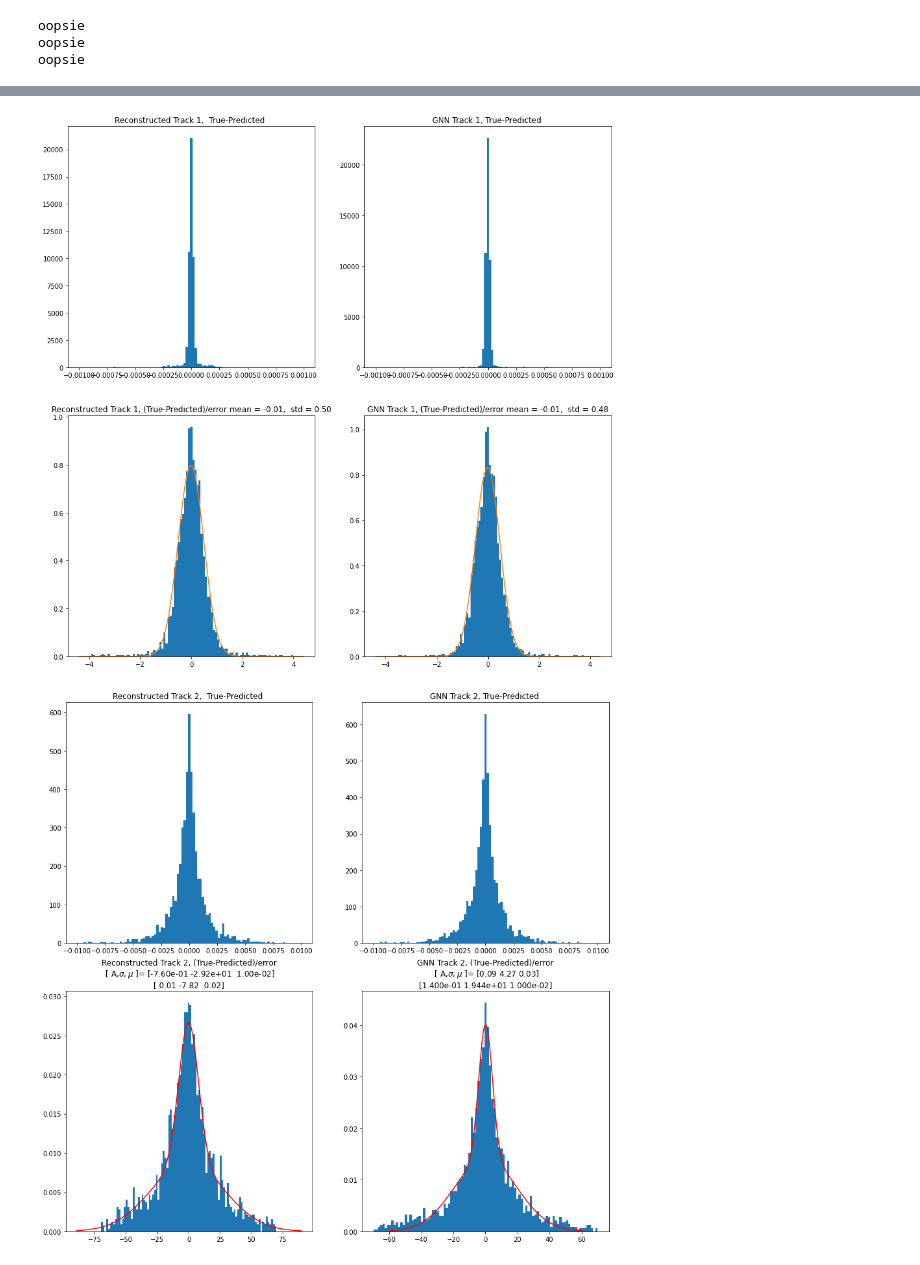
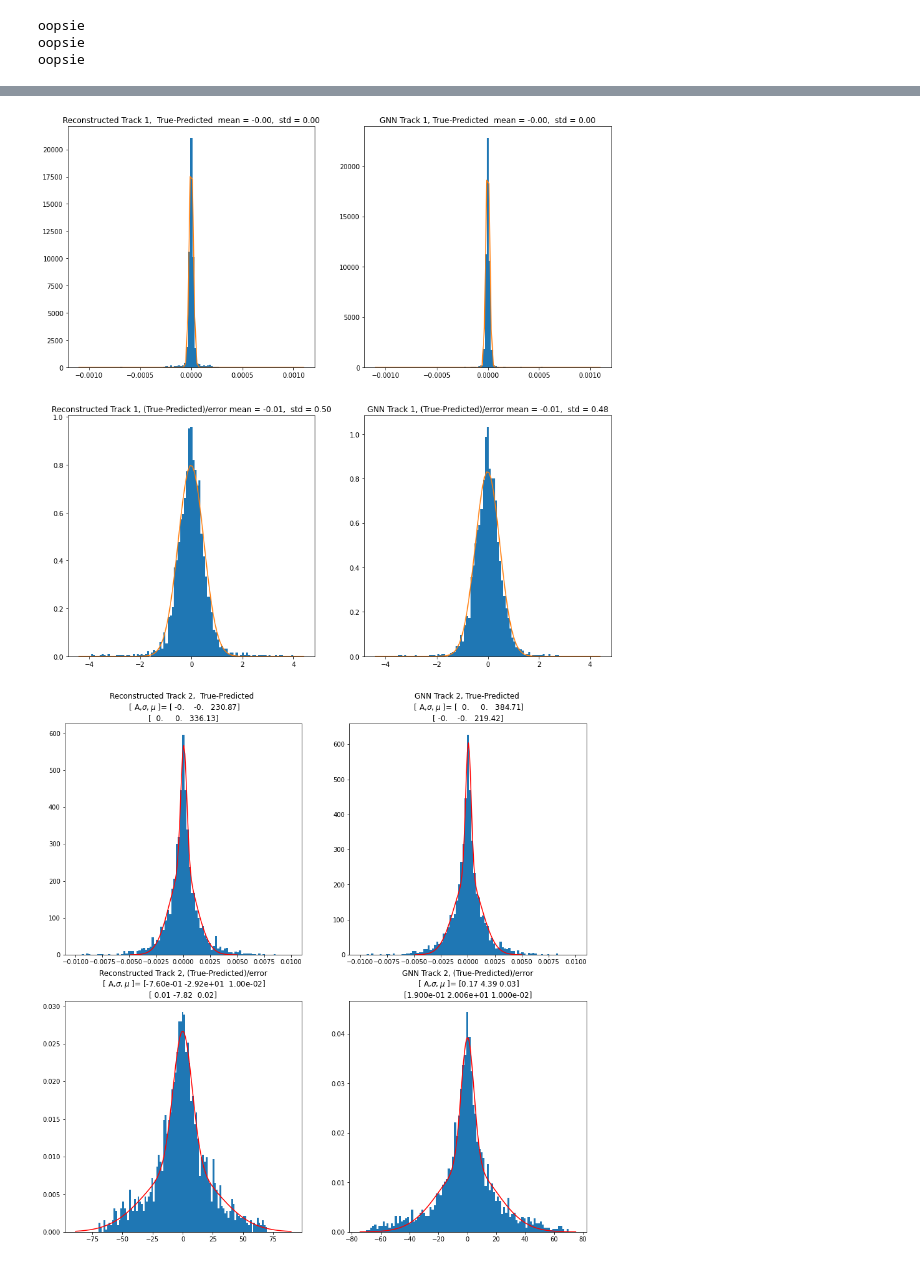
Before and after one commit to marcinwolter/Tracking_student2020, a Jupyter notebook: GNN_MuonE_v1_Robust_mc_recon_comparison.ipynb, the cells around one changed output, grey strips where cells are left out. Saved outputs shown, nothing was run; the diff lists cells and outputs as text; code cells hidden in the pictures.

```diff
--- a/GNN_MuonE_v1_Robust_mc_recon_comparison.ipynb
+++ b/GNN_MuonE_v1_Robust_mc_recon_comparison.ipynb
@@ -634,6 +638,6 @@ for epoch in range(52):
     acc, total_loss = evaluate(model, test_loader)
     v_loss_v.append(total_loss)
     v_acc_v.append(acc)
-    if ep % 5 ==1 :
+    if ep % 10 ==1 :
       print('Epoch: {}, Accuracy: {:.4f}'.format(ep, acc,acc_t))
 # %% [output]
@@ -1038,12 +1082,18 @@ for i,[title,fitdata] in enumerate(error_list.items()):
     limit=limit_2
 
   supress_=ax_list.hist(np.array(fitdata),bins=np.linspace(-limit,limit,100).tolist(), density=True)
-  if i>1:
+  if i>1 or True :
+
+    if i>1:
+      out_lim=2
+    else :
+      out_lim=0.00008
+
     #fit gaussian
     #remove infinites from fitdata
     fitdata2 = []
     for k in range(len(fitdata)):
-      if fitdata[k].item()<2 and fitdata[k].item()>-2:
+      if fitdata[k].item()<out_lim and fitdata[k].item()>-out_lim:
         fitdata2.append(fitdata[k].item())
 
     mean,std=norm.fit(fitdata2)
@@ -1052,59 +1102,75 @@ for i,[title,fitdata] in enumerate(error_list.items()):
     y = norm.pdf(x, mean, std)
     supress_ = plt.plot(x, y)
     title = title+" mean = %.2f,  std = %.2f" % (mean, std)
-    plt.title(title)
-  else:
-    plt.title(title)
-
-
 
   plt.title(title)
 
 fig.show()
 
+
+
 limit_1 = 0.01
 limit_2 = 70
-
 
 fig=plt.figure(figsize=(15,15))
 for i,[title,fitdata] in enumerate(error_list2.items()):
 
   ax_list=fig.add_subplot(2,2,i+1)
   if i<2:
     limit=limit_1
   else:
     limit=limit_2
   supress_=ax_list.hist(np.array(fitdata),bins=np.linspace(-limit,limit,100).tolist(), density=True)
 
 
 
-  if i>=2:
-    if i==2 :
-      out_lim=90
-    else:
-      out_lim=60
+  if i==2 :
+    out_lim=90
 
+  elif i==3 :
+    out_lim=75
+  else:
+    out_lim=0.005
 
-    fitdata2 = []
+  fitdata2 = []
 
-    for k in range(len(fitdata)):
-      if fitdata[k].item()< out_lim and fitdata[k].item()> -out_lim :
-        fitdata2.append(fitdata[k].item())
-
-    xmin, xmax = plt.xlim()
+  for k in range(len(fitdata)):
+    if fitdata[k].item()< out_lim and fitdata[k].item()> -out_lim :
+      fitdata2.append(fitdata[k].item())
 
     #b = np.linspace(xmin, xmax, 100)
     #a = norm.pdf(x, loc=0, scale=1)
 
+
+  if i>1:
+    #params,cov=curve_fit(double_gauss,b,a)
+    #plt.plot(b,double_gauss(b,*params),color='red')
     [a,b]=np.histogram(fitdata2,bins=np.linspace(-out_lim,out_lim,200),density=True)
     b= b[1:]
-
     params,cov=curve_fit(double_gauss,b,a)
     plt.plot(b,double_gauss(b,*params),color='red')
     title += '\n [ A,$\sigma,\mu$ ]= ' + str( np.round(params[0:3],2 ) ) + '\n' + str( np.round(params[3:6],2) )
+
+  else:
+    '''
+    mean,std=norm.fit(fitdata2)
+    xmin, xmax = plt.xlim()
+    x = np.linspace(xmin, xmax, 100)
+    y = norm.pdf(x, mean, std)
+    supress_ = plt.plot(x, y)
+    title = title+" mean = %.2f,  std = %.2f" % (mean, std)'''
+
+    [a,b]=np.histogram(fitdata2,bins=np.linspace(-out_lim,out_lim,100),density=True)
+    b= b[1:]
+    params,cov=curve_fit(double_gauss,b,a,maxfev=5000)
+    plt.plot(b,double_gauss(b,*params),color='red')
+    title += '\n [ A,$\sigma,\mu$ ]= ' + str( np.round(params[0:3],2 ) ) + '\n' + str( np.round(params[3:6],2) )
+
+
+
   plt.title(title)
 
 fig.show()
 # %% [output]
-[figure, old version]
+[figure, new version]
-[figure, old version]
+[figure, new version]
```
Also changed, not shown: parts of 7 cells of this notebook.
